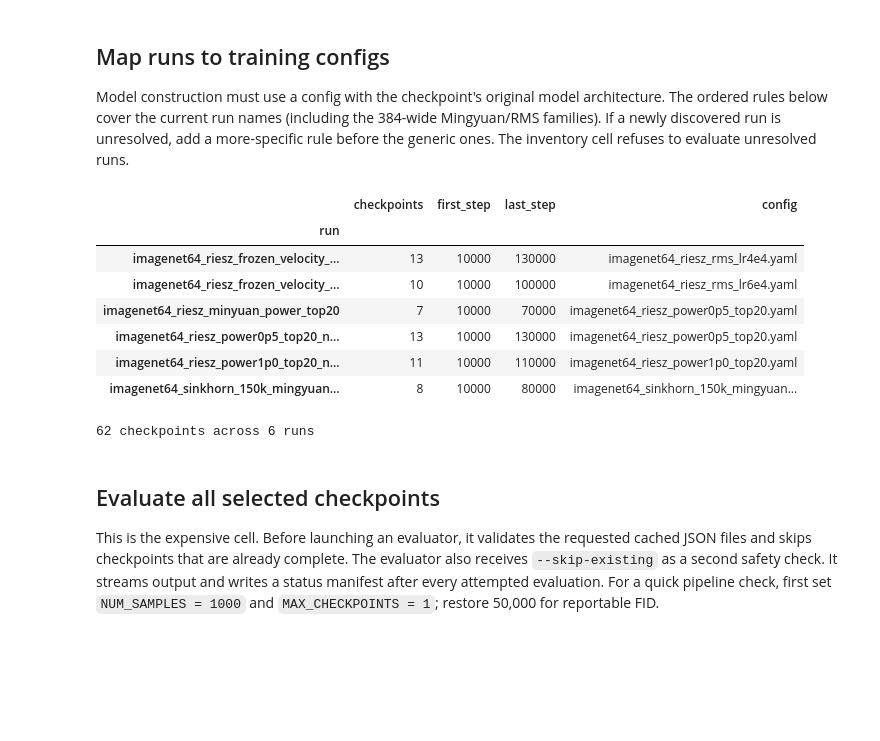
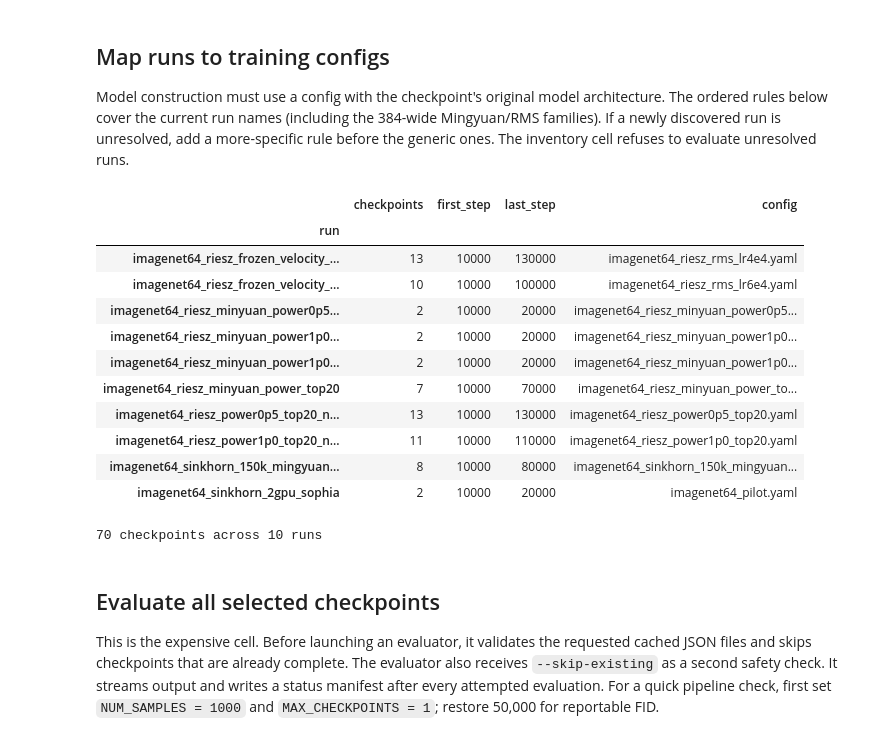
Before and after one commit to hudsonchen/riesz_flow_hudson, a Jupyter notebook: notebooks/fid_imagenet64.ipynb, the cells around one changed output. Drawn from its saved outputs; the diff is of its cells as text; code cells hidden in the pictures; blank space fills up the shorter version.

```diff
--- a/notebooks/fid_imagenet64.ipynb
+++ b/notebooks/fid_imagenet64.ipynb
@@ -30,6 +30,7 @@ REPO = next((p for p in (here, *here.parents) if (p / "evaluate_checkpoint_fidut
 if REPO is None:
     raise FileNotFoundError("Start Jupyter inside the riesz_flow_hudson repository")
 
+SOPHIA_REPO = Path(os.environ.get("RIESZ_FLOW_SOPHIA_REPO", "/home/rc-chen1/riesz_flow_sophia"))
 RDS_ROOT = Path("/home/rc-chen1/rds/rds-airr-p109-tfgYl93jDnM")
 RUNS_ROOT = RDS_ROOT / "runs"
 RESULTS_ROOT = RDS_ROOT / "artifacts" / "fid_imagenet64"
@@ -86,7 +87,13 @@ NAMED_CONFIGS = sorted(
 
 # Aliases take priority where run wording interrupts the exact config stem.
 CONFIG_ALIASES = [
-    (r"^imagenet64_riesz_minyuan_power_top20$", "configs/gen/imagenet64_riesz_power0p5_top20.yaml"),
+    (r"^imagenet64_drifting_minyuan_2gpu$", SOPHIA_REPO / "configs/gen/imagenet64_drifting_minyuan.yaml"),
+    (r"^imagenet64_riesz_minyuan_power0p5_top16$", SOPHIA_REPO / "configs/gen/imagenet64_riesz_minyuan_power0p5_top16.yaml"),
+    (r"^imagenet64_riesz_minyuan_power0p5_top8$", SOPHIA_REPO / "configs/gen/imagenet64_riesz_minyuan_power0p5_top8.yaml"),
+    (r"^imagenet64_riesz_minyuan_power1p0_top16$", SOPHIA_REPO / "configs/gen/imagenet64_riesz_minyuan_power1p0_top16.yaml"),
+    (r"^imagenet64_riesz_minyuan_power1p0_top8$", SOPHIA_REPO / "configs/gen/imagenet64_riesz_minyuan_power1p0_top8.yaml"),
+    (r"^imagenet64_riesz_minyuan_power_top20$", SOPHIA_REPO / "configs/gen/imagenet64_riesz_minyuan_power_top20.yaml"),
+    (r"^imagenet64_sinkhorn_2gpu_sophia$", SOPHIA_REPO / "configs/gen/imagenet64_pilot.yaml"),
     (r"matern32.*(?:rms|frozen_velocity).*lr4e4", "configs/gen/imagenet64_matern32_rms_lr4e4.yaml"),
     (r"sliced_riesz.*(?:frozen_velocity|fresh_support).*lr4e4", "configs/gen/imagenet64_sliced_riesz_rms_lr4e4.yaml"),
     (r"sliced_riesz.*frozen_velocity.*lr6e4", "configs/gen/imagenet64_sliced_riesz_rms_lr6e4.yaml"),
@@ -143,38 +150,42 @@ def discover_inventory() -> pd.DataFrame:
             if step > 0 and step % STEP_INTERVAL == 0:
                 rows.append({
                     "run": run_dir.name,
                     "step": step,
                     "checkpoint": checkpoint.resolve(),
                     "config": config,
                 })
     return pd.DataFrame(rows).sort_values(["run", "step"]).reset_index(drop=True)
 
 inventory = discover_inventory()
 if inventory.empty:
     raise RuntimeError(f"No checkpoints divisible by {STEP_INTERVAL:,} found under {RUNS_ROOT}")
 
 bad_configs = inventory[inventory["config"].map(lambda p: p is None or not p.is_file())]
 summary = inventory.groupby("run").agg(checkpoints=("step", "size"), first_step=("step", "min"), last_step=("step", "max"), config=("config", lambda values: values.iloc[0].name if values.iloc[0] is not None else "<unmapped>"))
 display(summary)
 print(f"{len(inventory)} checkpoints across {inventory['run'].nunique()} runs")
 if not bad_configs.empty:
     display(bad_configs[["run", "config"]].drop_duplicates())
     raise RuntimeError("Resolve the config mappings above before evaluation")
 
 # Guard against accidentally loading an ImageNet-256 config.
 for config_path in inventory["config"].drop_duplicates():
     config_data = yaml.safe_load(config_path.read_text())
     assert int(config_data["dataset"]["resolution"]) == 64, config_path
 # %% [output]
 |  | checkpoints | first_step | last_step | config |
 | run |  |  |  |  |
 | imagenet64_riesz_frozen_velocity_... | 13 | 10000 | 130000 | imagenet64_riesz_rms_lr4e4.yaml |
 | imagenet64_riesz_frozen_velocity_... | 10 | 10000 | 100000 | imagenet64_riesz_rms_lr6e4.yaml |
-| imagenet64_riesz_minyuan_power_top20 | 7 | 10000 | 70000 | imagenet64_riesz_power0p5_top20.yaml |
+| imagenet64_riesz_minyuan_power0p5... | 2 | 10000 | 20000 | imagenet64_riesz_minyuan_power0p5... |
+| imagenet64_riesz_minyuan_power1p0... | 2 | 10000 | 20000 | imagenet64_riesz_minyuan_power1p0... |
+| imagenet64_riesz_minyuan_power1p0... | 2 | 10000 | 20000 | imagenet64_riesz_minyuan_power1p0... |
+| imagenet64_riesz_minyuan_power_top20 | 7 | 10000 | 70000 | imagenet64_riesz_minyuan_power_to... |
 | imagenet64_riesz_power0p5_top20_n... | 13 | 10000 | 130000 | imagenet64_riesz_power0p5_top20.yaml |
 | imagenet64_riesz_power1p0_top20_n... | 11 | 10000 | 110000 | imagenet64_riesz_power1p0_top20.yaml |
 | imagenet64_sinkhorn_150k_mingyuan... | 8 | 10000 | 80000 | imagenet64_sinkhorn_150k_mingyuan... |
+| imagenet64_sinkhorn_2gpu_sophia | 2 | 10000 | 20000 | imagenet64_pilot.yaml |
-62 checkpoints across 6 runs
+70 checkpoints across 10 runs
 # %% [markdown]
 ## Evaluate all selected checkpoints
 
```
Also changed, not shown: parts of 3 cells of this notebook, 3 other files.
